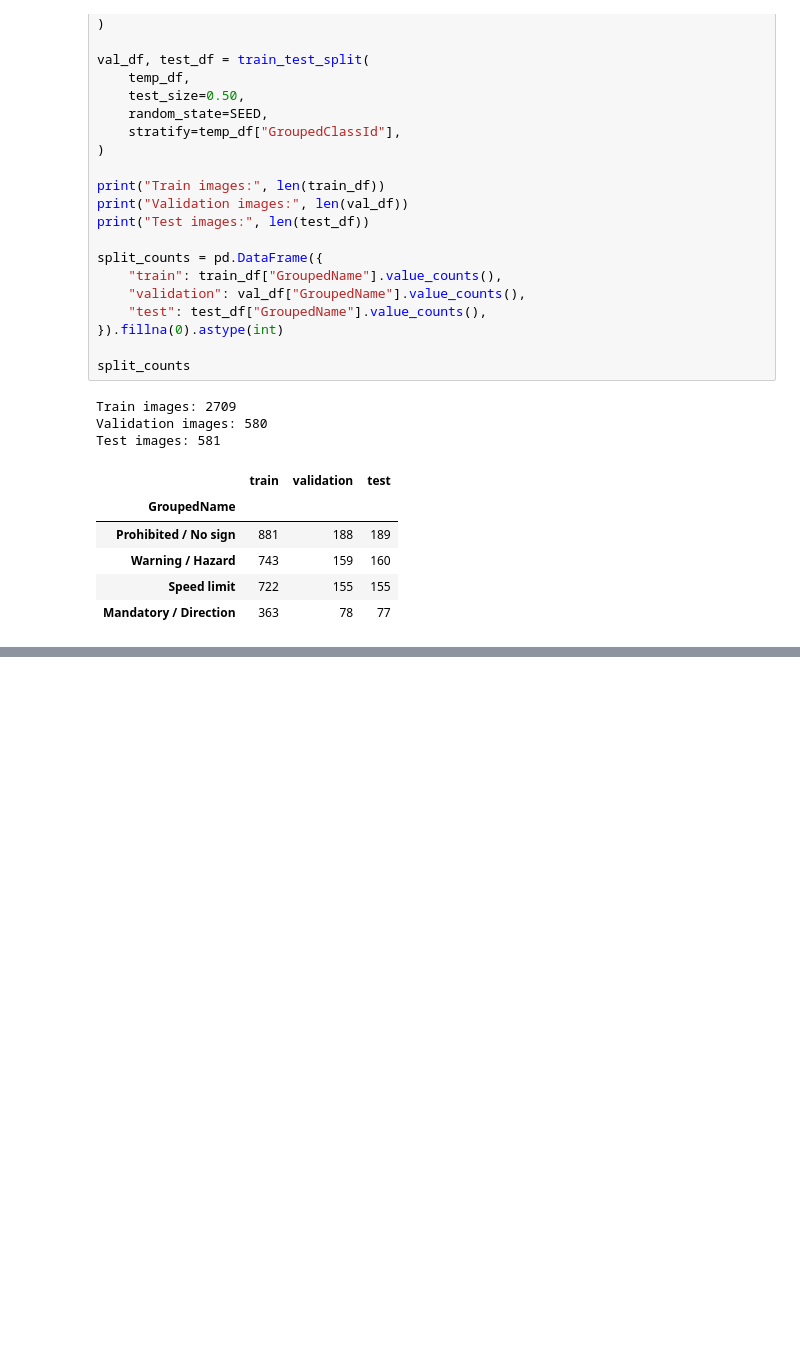
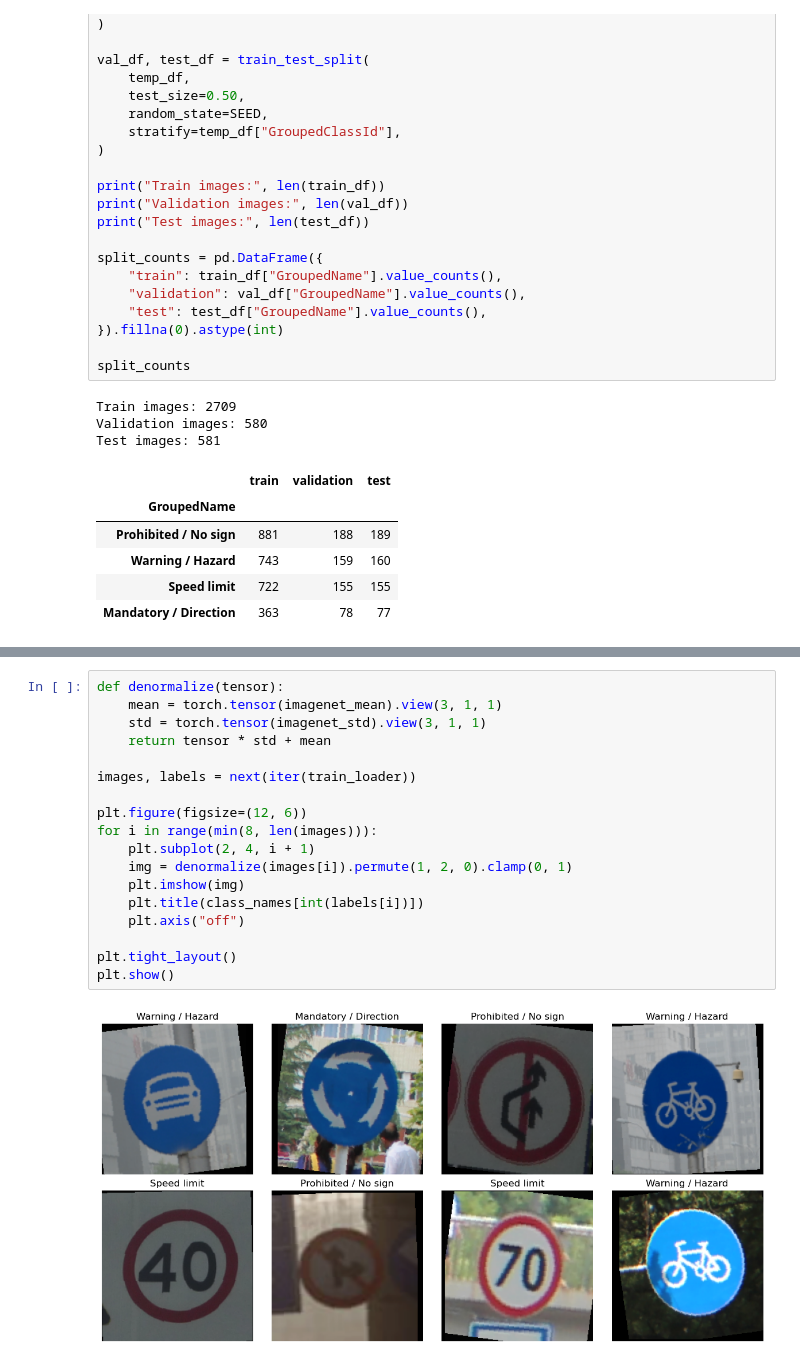
Before and after one commit to toboggann/ProjectT, a Jupyter notebook: py.ipynb, the cells around one changed output, grey strips where cells are left out. Cells and saved outputs as stored; diff of their text form; blank space fills up the shorter version.

```diff
--- a/py.ipynb
+++ b/py.ipynb
@@ -277,0 +353,20 @@ Test images: 581
+# %%
+def denormalize(tensor):
+    mean = torch.tensor(imagenet_mean).view(3, 1, 1)
+    std = torch.tensor(imagenet_std).view(3, 1, 1)
+    return tensor * std + mean
+
+images, labels = next(iter(train_loader))
+
+plt.figure(figsize=(12, 6))
+for i in range(min(8, len(images))):
+    plt.subplot(2, 4, i + 1)
+    img = denormalize(images[i]).permute(1, 2, 0).clamp(0, 1)
+    plt.imshow(img)
+    plt.title(class_names[int(labels[i])])
+    plt.axis("off")
+
+plt.tight_layout()
+plt.show()
+# %% [output]
+[figure, added]
```
Also changed, not shown: parts of 2 cells of this notebook.
